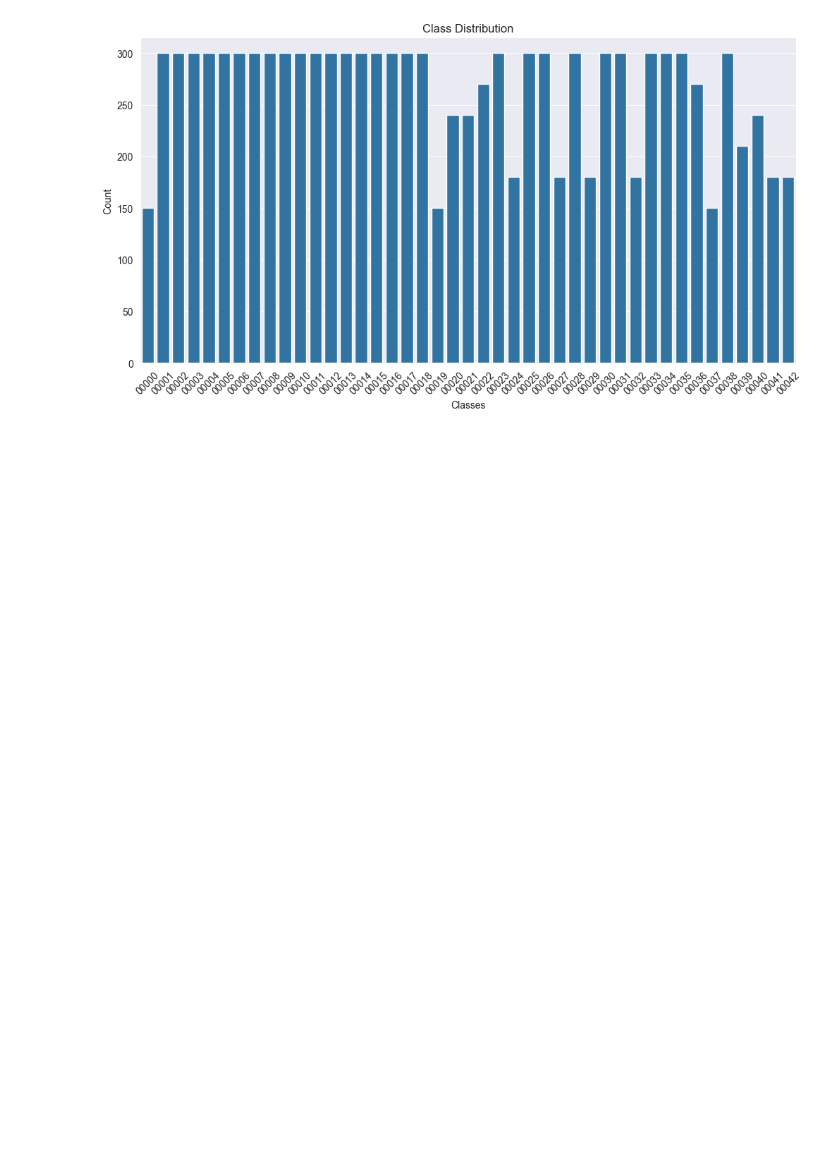
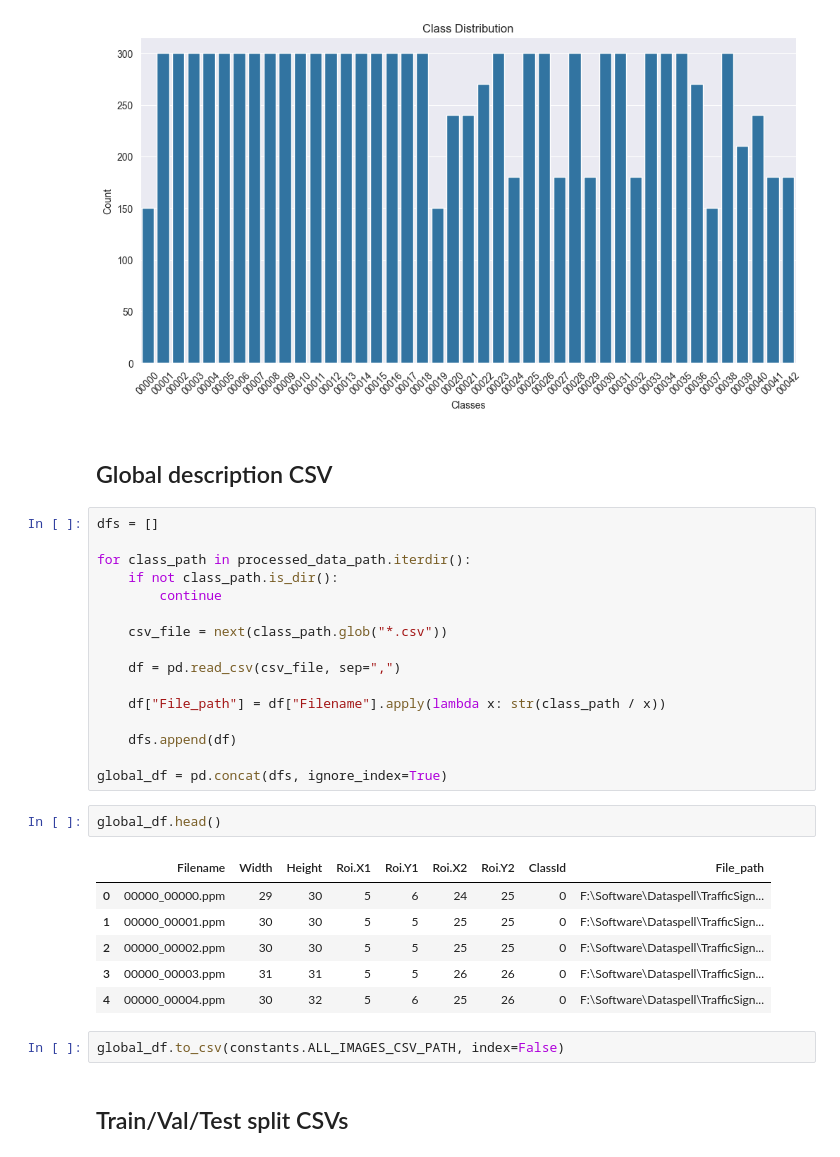
Before and after one commit to DaniloMandusic/Traffic-Sign-Recognition, a Jupyter notebook: Notebooks/02_preprocessing.ipynb, the cells around one changed output. Drawn from its saved outputs; the diff is of its cells as text; blank space fills up the shorter version.

Commit message:
merged description csvs to global and train/test split

```diff
--- a/Notebooks/02_preprocessing.ipynb
+++ b/Notebooks/02_preprocessing.ipynb
@@ -94,3 +93,34 @@ plt.title("Class Distribution")
 plt.show()
 # %% [output]
 [figure]
+# %% [markdown]
+## Global description CSV
+# %%
+dfs = []
+
+for class_path in processed_data_path.iterdir():
+    if not class_path.is_dir():
+        continue
+
+    csv_file = next(class_path.glob("*.csv"))
+
+    df = pd.read_csv(csv_file, sep=",")
+
+    df["File_path"] = df["Filename"].apply(lambda x: str(class_path / x))
+
+    dfs.append(df)
+
+global_df = pd.concat(dfs, ignore_index=True)
+# %%
+global_df.head()
+# %% [output]
+|  | Filename | Width | Height | Roi.X1 | Roi.Y1 | Roi.X2 | Roi.Y2 | ClassId | File_path |
+| 0 | 00000_00000.ppm | 29 | 30 | 5 | 6 | 24 | 25 | 0 | F:\Software\Dataspell\TrafficSign... |
+| 1 | 00000_00001.ppm | 30 | 30 | 5 | 5 | 25 | 25 | 0 | F:\Software\Dataspell\TrafficSign... |
+| 2 | 00000_00002.ppm | 30 | 30 | 5 | 5 | 25 | 25 | 0 | F:\Software\Dataspell\TrafficSign... |
+| 3 | 00000_00003.ppm | 31 | 31 | 5 | 5 | 26 | 26 | 0 | F:\Software\Dataspell\TrafficSign... |
+| 4 | 00000_00004.ppm | 30 | 32 | 5 | 6 | 25 | 26 | 0 | F:\Software\Dataspell\TrafficSign... |
+# %%
+global_df.to_csv(constants.ALL_IMAGES_CSV_PATH, index=False)
+# %% [markdown]
+## Train/Val/Test split CSVs
```
Also changed, not shown: parts of 6 cells of this notebook, 3 other files.
